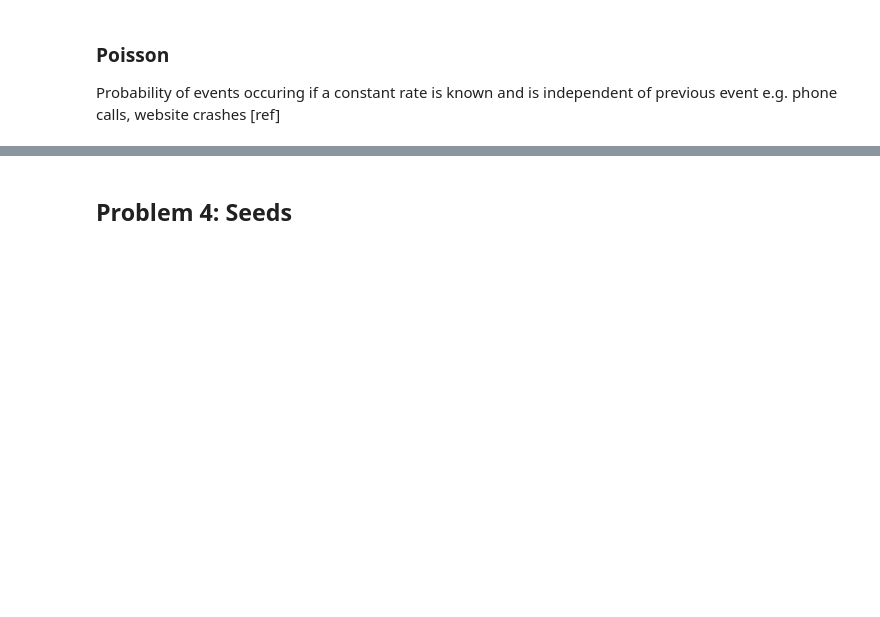
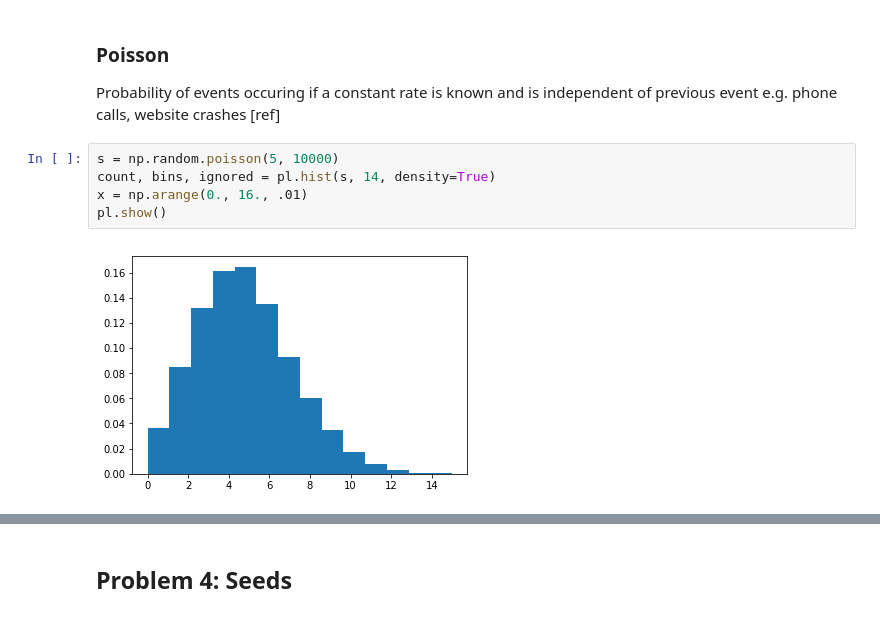
Before and after one commit to Spider-Mannix/NumRandProj, a Jupyter notebook: numpy.random Project.ipynb, the cells around one changed output, grey strips where cells are left out. Drawn from its saved outputs; the diff is of its cells as text; blank space fills up the shorter version.

```diff
--- a/numpy.random Project.ipynb
+++ b/numpy.random Project.ipynb
@@ -140,3 +146,10 @@ pl.show()
 ### Poisson
 
 Probability of events occuring if a constant rate is known and is independent of previous event e.g. phone calls, website crashes [ref]
+# %%
+s = np.random.poisson(5, 10000)
+count, bins, ignored = pl.hist(s, 14, density=True)
+x = np.arange(0., 16., .01)
+pl.show()
+# %% [output]
+[figure, added]
```
Also changed, not shown: parts of 20 cells of this notebook.
